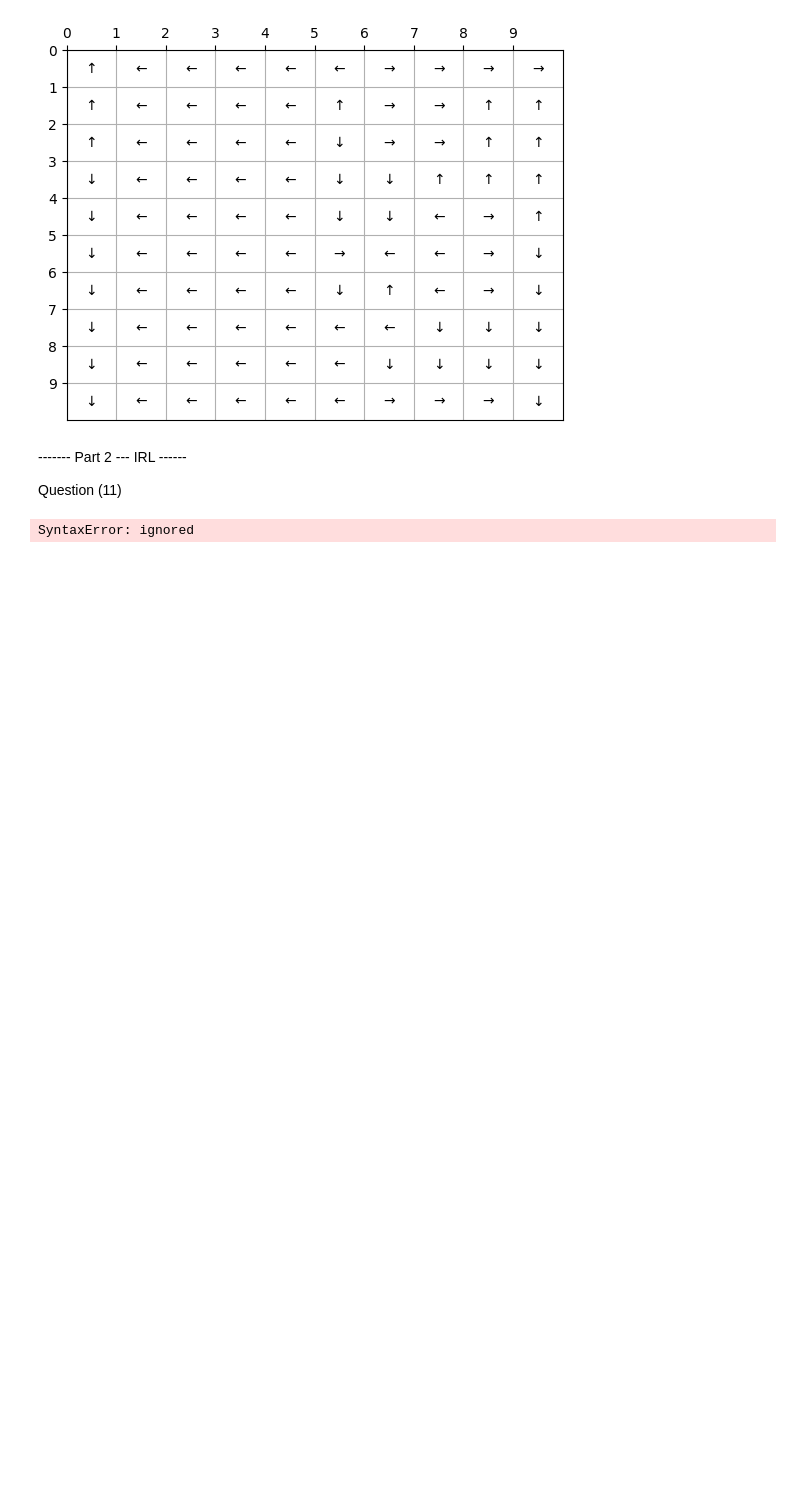
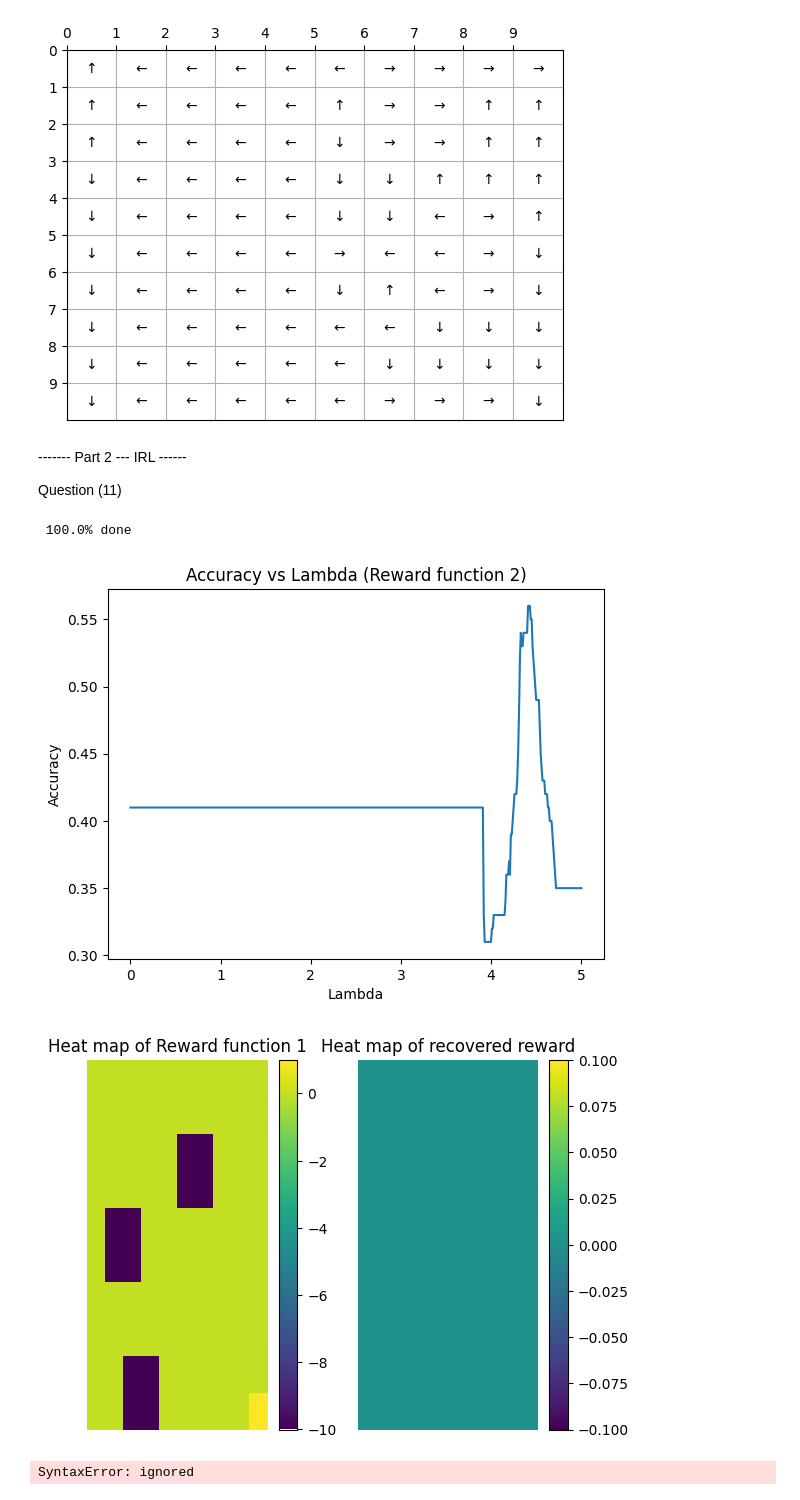
Before and after one commit to hershey890/ece232e, a Jupyter notebook: ece232proj3.ipynb, the cells around one changed output. Saved outputs shown, nothing was run; the diff lists cells and outputs as text; code cells hidden in the pictures; blank space fills up the shorter version.

```diff
--- a/ece232proj3.ipynb
+++ b/ece232proj3.ipynb
@@ -261,7 +261,7 @@ def optimal_value(n_states, n_actions, transition_probabilities, reward,
               # loop next states
               for next_state in range(n_states):
                 trans_prob_tmp[action] += transition_probabilities[state, action, next_state] * \
-                 (gw.reward(next_state) + discount * v[next_state])
+                 (reward[next_state] + discount * v[next_state])
             v[state] = np.max(trans_prob_tmp)
             delta = np.max([delta,np.abs(v_tmp - v[state])])
 
@@ -578,7 +578,7 @@ def irl(n_states, n_actions, transition_probability, policy, discount, Rmax,
     b = np.zeros(2 * n_states * n_actions + n_states)
 
     for s in range(n_states):
-        for a in range(n_actions):
+        for a in A:
             D[s + a * n_states, s] = 1
             D[s + a * n_states, n_states + s] = -discount
             D[s + a * n_states, 2 * n_states + s] = -1
@@ -629,18 +684,15 @@ def iter_acc(grid_obj,op_pol,op_pol_compare):
     Rmax = 100
     accuracy_array = []
 
-
-
-
     lam_range = np.linspace(0,5,500)
 
-
     for lam in lam_range:
+        print("\r", str(round(100*lam / 5.0,1)) + "% done", end="")
         # Solve IRL to get recovered reward function
         rec_reward = irl(n_states, n_actions, tr_prob, op_pol, disc, Rmax, lam)
 
         # Compute optimal policy using value iteration
-        rec_op_pol = value_iteration(n_states, n_actions, tr_prob, rec_reward, disc)
+        rec_op_pol = find_policy(grid_obj.n_states, grid_obj.n_actions, grid_obj.transition_probability, rec_reward, grid_obj.discount, stochastic=False)
 
         # Compute accuracy and store in the array
         acc = accuracy(op_pol_compare, rec_op_pol)
@@ -649,4 +701,4 @@ def iter_acc(grid_obj,op_pol,op_pol_compare):
     best_acc = np.amax(accuracy_array)
     best_lambda = lam_range[np.argmax(accuracy_array)]
 
-    return best_acc, best_lambda
+    return best_acc, best_lambda, accuracy_array
@@ -659,36 +705,60 @@ def value_iteration(n_states, n_actions, transition_probability, reward, discoun
 # %%
 # Assuming the reward_matrix, expert_policy, and expert_policy_comparison are defined
+## Creating the gridworld MDP with the following parameters
 
-# Create a GridWorld object
-grid_obj = GridWorld(n_states, n_actions, transition_probability, discount)
+grid_size = 10
+wind = 0.1
+discount = 0.8
+reward_func = 1
+Rmax = 1
+
+# Make the gridworld and associated data.
+gw = Gridworld(grid_size, wind, discount, reward_func)
+
+reward_states = np.zeros(gw.n_states)
+for i in range(gw.n_states):
+    reward_states[i] = gw.reward(i)
+# v, _ = optimal_value(gw.n_states, gw.n_actions, gw.transition_probability, reward_states, gw.discount)
+expert_policy = find_policy(gw.n_states, gw.n_actions, gw.transition_probability, reward_states, gw.discount, stochastic=False)
+optimal_policy = np.zeros(expert_policy.shape)
 
 # Compute the best accuracy and best lambda
-best_accuracy, best_lambda = iter_acc(grid_obj, expert_policy, expert_policy_comparison)
+best_accuracy, best_lambda, accuracy_array = iter_acc(gw, optimal_policy, expert_policy)
 
 # Plot lambda against Accuracy
 plt.plot(np.linspace(0, 5, 500), accuracy_array)
 plt.xlabel('Lambda')
 plt.ylabel('Accuracy')
 plt.title('Accuracy vs Lambda (Reward function 2)')
 plt.show()
 
 # Now you can use the best_lambda to compute the final recovered reward
-rec_reward_matrix = irl(n_states, n_actions, transition_probability, expert_policy,
+rec_reward = irl(gw.n_states, gw.n_actions, gw.transition_probability, expert_policy,
                         discount, Rmax, best_lambda)
 
 # Plot the heat maps
 plt.subplot(1, 2, 1)
-plt.pcolor(np.flipud(reward_matrix))
+plt.pcolor(np.flipud(f1))
 plt.colorbar()
 plt.axis('off')
-plt.title('Heat map of Reward function 2')
+plt.title('Heat map of Reward function 1')
+
+
+# c = np.reshape(rec_reward_matrix,f1.shape)
+rec_reward_matrix = np.zeros((grid_size, grid_size))
+for i in range(gw.n_states):
+    rec_reward_matrix[int(i%grid_size)][int(i/grid_size)] = round(rec_reward[i], 1)
 
 plt.subplot(1, 2, 2)
 plt.pcolor(np.flipud(rec_reward_matrix))
 plt.colorbar()
 plt.axis('off')
 plt.title('Heat map of recovered reward')
 plt.show()
+# %% [output]
+ 100.0% done
+[figure, added]
+[figure, added]
 # %%
 # #Plotting the accuracy
 
```
Also changed, not shown: parts of 2 cells of this notebook.
